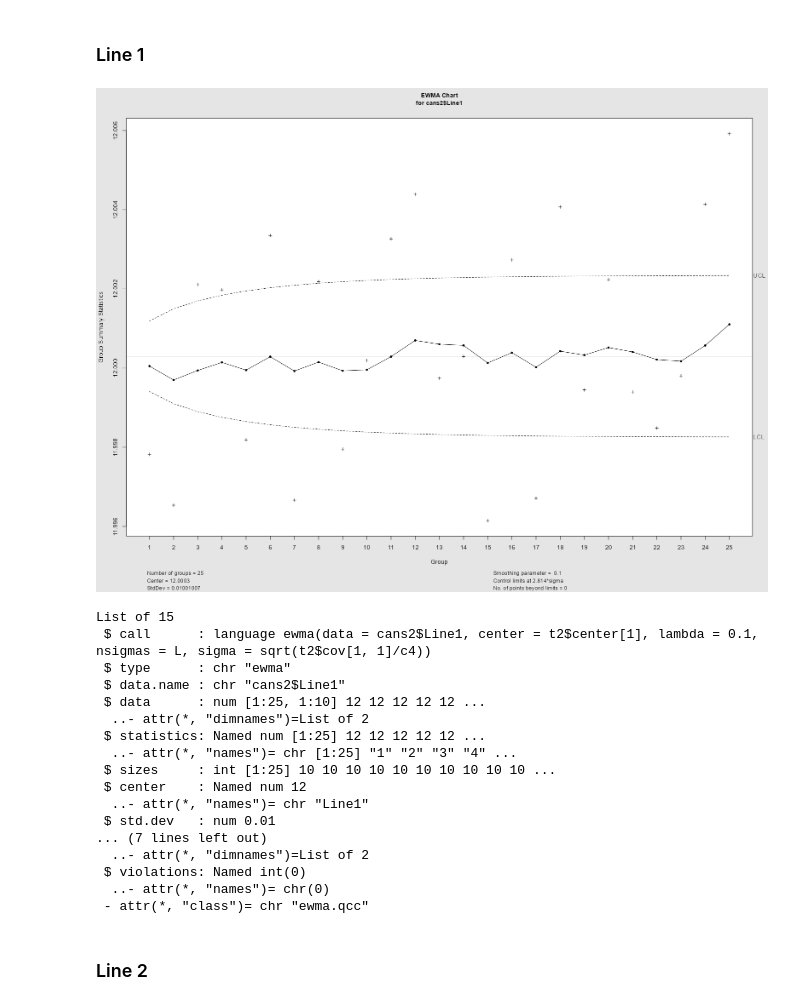
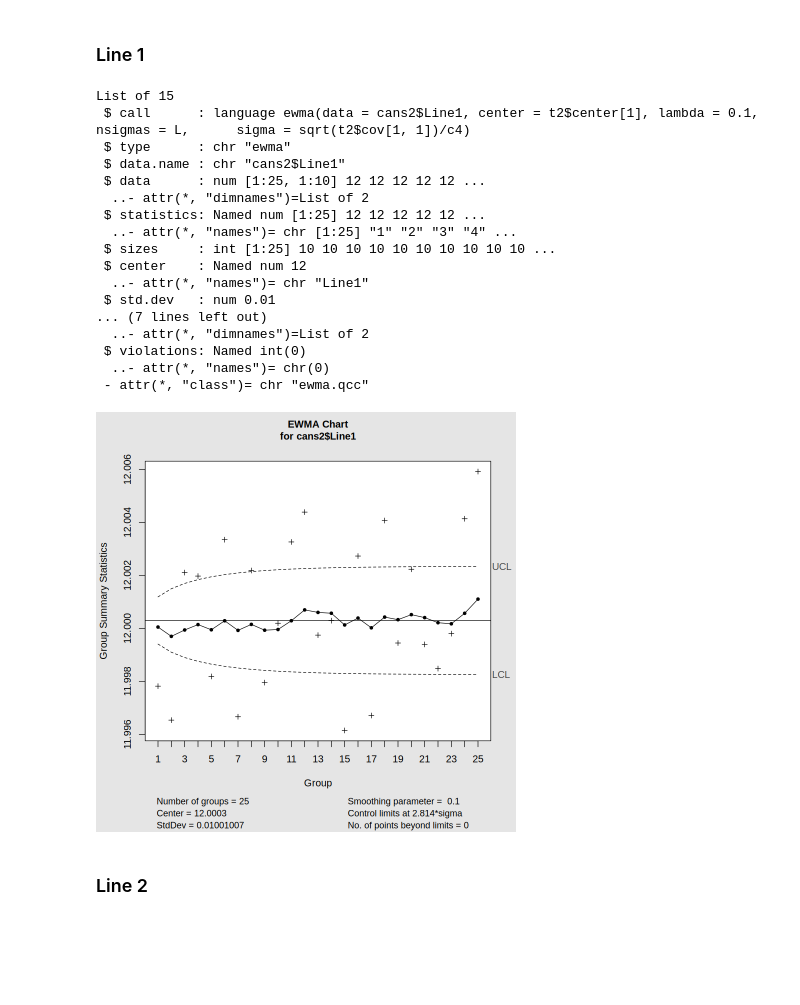
Before and after one commit to abrown9008/STAT-7110-Quality-Control, a Jupyter notebook: Slides/Week-9-MEWMA-Chart/MEWMA-Chart.ipynb, the cells around one changed output. Saved outputs shown, nothing was run; the diff lists cells and outputs as text; code cells hidden in the pictures; blank space fills up the shorter version.

```diff
--- a/Slides/Week-9-MEWMA-Chart/MEWMA-Chart.ipynb
+++ b/Slides/Week-9-MEWMA-Chart/MEWMA-Chart.ipynb
@@ -332,27 +326,27 @@ c4 <- 0.9727
 # %%
 ewma(cans2$Line1,
      center=t2$center[1],
-     lambda=0.1,sigma=sqrt(t2$cov[1,1]/c4),
+     lambda=0.1,sigma=sqrt(t2$cov[1,1])/c4,
      nsigmas=L)
 # %% [output]
+List of 15
+ $ call      : language ewma(data = cans2$Line1, center = t2$center[1], lambda = 0.1, nsigmas = L,      sigma = sqrt(t2$cov[1, 1])/c4)
+ $ type      : chr "ewma"
+ $ data.name : chr "cans2$Line1"
+ $ data      : num [1:25, 1:10] 12 12 12 12 12 ...
+  ..- attr(*, "dimnames")=List of 2
+ $ statistics: Named num [1:25] 12 12 12 12 12 ...
+  ..- attr(*, "names")= chr [1:25] "1" "2" "3" "4" ...
+ $ sizes     : int [1:25] 10 10 10 10 10 10 10 10 10 10 ...
+ $ center    : Named num 12
+  ..- attr(*, "names")= chr "Line1"
+ $ std.dev   : num 0.01
+... (7 lines left out)
+  ..- attr(*, "dimnames")=List of 2
+ $ violations: Named int(0)
+  ..- attr(*, "names")= chr(0)
+ - attr(*, "class")= chr "ewma.qcc"
-[figure, old version]
+[figure, new version]
-List of 15
- $ call      : language ewma(data = cans2$Line1, center = t2$center[1], lambda = 0.1, nsigmas = L, sigma = sqrt(t2$cov[1, 1]/c4))
- $ type      : chr "ewma"
- $ data.name : chr "cans2$Line1"
- $ data      : num [1:25, 1:10] 12 12 12 12 12 ...
-  ..- attr(*, "dimnames")=List of 2
- $ statistics: Named num [1:25] 12 12 12 12 12 ...
-  ..- attr(*, "names")= chr [1:25] "1" "2" "3" "4" ...
- $ sizes     : int [1:25] 10 10 10 10 10 10 10 10 10 10 ...
- $ center    : Named num 12
-  ..- attr(*, "names")= chr "Line1"
- $ std.dev   : num 0.01
-... (7 lines left out)
-  ..- attr(*, "dimnames")=List of 2
- $ violations: Named int(0)
-  ..- attr(*, "names")= chr(0)
- - attr(*, "class")= chr "ewma.qcc"
 # %% [markdown]
 ### Line 2
 # %%
```
Also changed, not shown: parts of 6 cells of this notebook.
